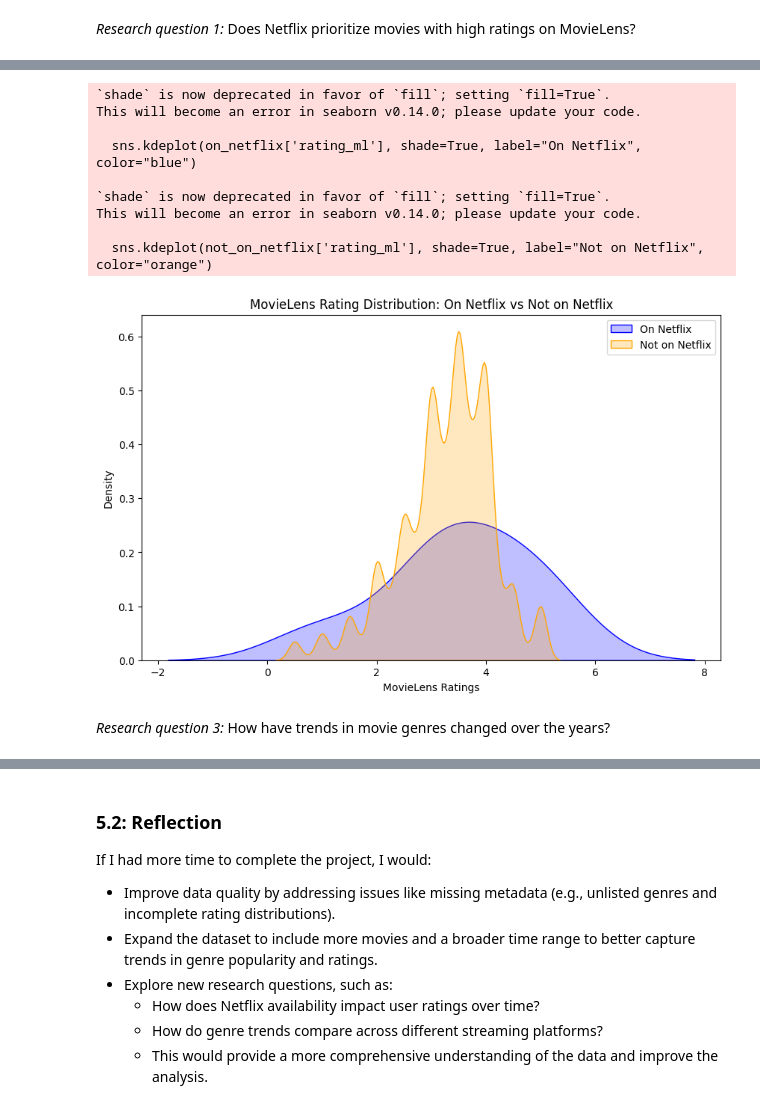
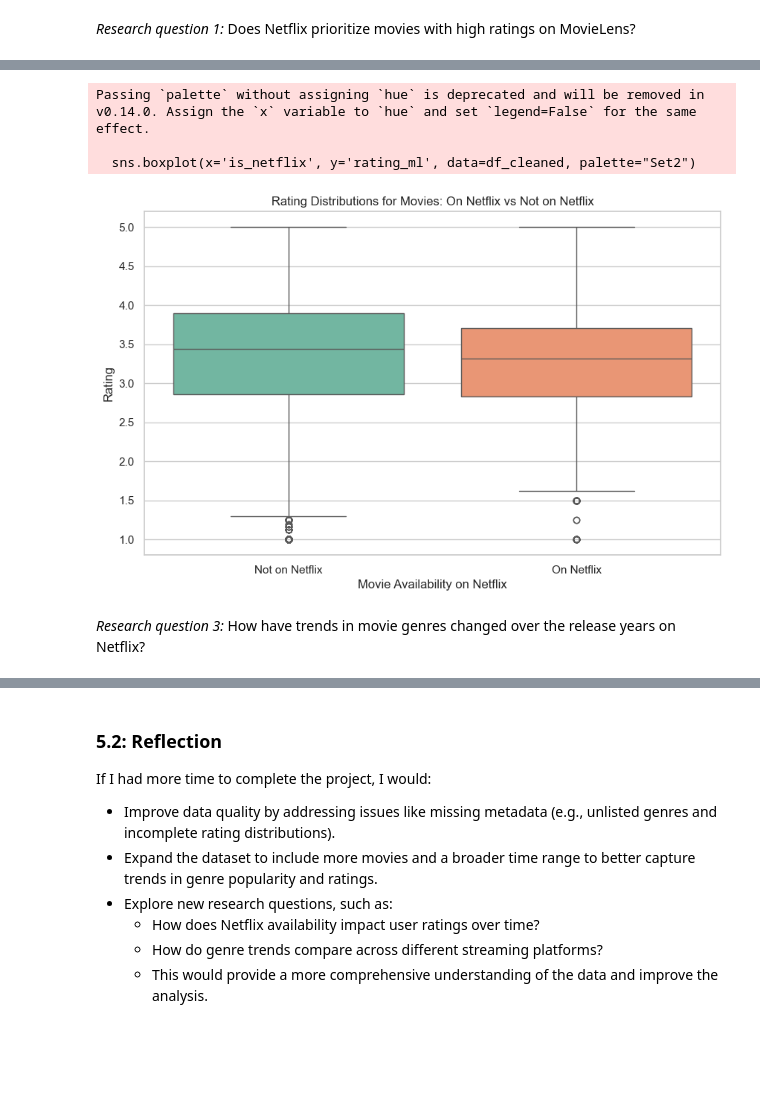
Before and after one commit to hothaodn/Pj2DataWrangling, a Jupyter notebook: data_wrangling_project_starter.ipynb, the cells around one changed output, grey strips where cells are left out. Drawn from its saved outputs; the diff is of its cells as text; code cells hidden in the pictures; blank space fills up the shorter version.

```diff
--- a/data_wrangling_project_starter.ipynb
+++ b/data_wrangling_project_starter.ipynb
@@ -1612,29 +1743,33 @@ Passing `palette` without assigning `hue` is deprecated and will be removed in v
-# %%
-#Visual 2 - FILL IN
-#
-# Filter data into movies available on Netflix and not available
-on_netflix = data[data['on_netflix']]
-not_on_netflix = data[~data['on_netflix']]
-
-# Visualization for Question 2
-plt.figure(figsize=(10, 6))
-sns.kdeplot(on_netflix['rating_ml'], shade=True, label="On Netflix", color="blue")
-sns.kdeplot(not_on_netflix['rating_ml'], shade=True, label="Not on Netflix", color="orange")
-plt.title("MovieLens Rating Distribution: On Netflix vs Not on Netflix")
-plt.xlabel("MovieLens Ratings")
-plt.ylabel("Density")
-plt.legend()
-plt.show()
-# %% [output]
-`shade` is now deprecated in favor of `fill`; setting `fill=True`.
-This will become an error in seaborn v0.14.0; please update your code.
-
-  sns.kdeplot(on_netflix['rating_ml'], shade=True, label="On Netflix", color="blue")
-
-`shade` is now deprecated in favor of `fill`; setting `fill=True`.
-This will become an error in seaborn v0.14.0; please update your code.
-
-  sns.kdeplot(not_on_netflix['rating_ml'], shade=True, label="Not on Netflix", color="orange")
-[figure, removed]
+# %%
+#Visual 2 - FILL IN
+import pandas as pd
+import seaborn as sns
+import matplotlib.pyplot as plt
+
+# Read the cleaned data
+df_cleaned = pd.read_csv('cleanedData/combined_movieLens_netflix_cleaned.csv')
+
+# Create a new column to identify whether a movie is on Netflix
+df_cleaned['is_netflix'] = df_cleaned['listed_in_netflix'].notnull()
+
+# Plot the rating distribution for movies that are and aren't on Netflix
+plt.figure(figsize=(10, 6))
+
+# Use seaborn to plot a boxplot, distinguishing between groups of movies that are and aren't on Netflix
+sns.boxplot(x='is_netflix', y='rating_ml', data=df_cleaned, palette="Set2")
+
+# Name the x, y, and graph title
+plt.xticks([0, 1], ['Not on Netflix', 'On Netflix'])
+plt.xlabel('Movie Availability on Netflix')
+plt.ylabel('Rating')
+plt.title('Rating Distributions for Movies: On Netflix vs Not on Netflix')
+
+# Show graph
+plt.show()
+# %% [output]
+Passing `palette` without assigning `hue` is deprecated and will be removed in v0.14.0. Assign the `x` variable to `hue` and set `legend=False` for the same effect.
+
+  sns.boxplot(x='is_netflix', y='rating_ml', data=df_cleaned, palette="Set2")
+[figure, added]
 # %% [markdown]
-*Research question 3:* How have trends in movie genres changed over the years?
+*Research question 3:* How have trends in movie genres changed over the release years on Netflix?
```
Also changed, not shown: parts of 23 cells of this notebook, 4 other files.
